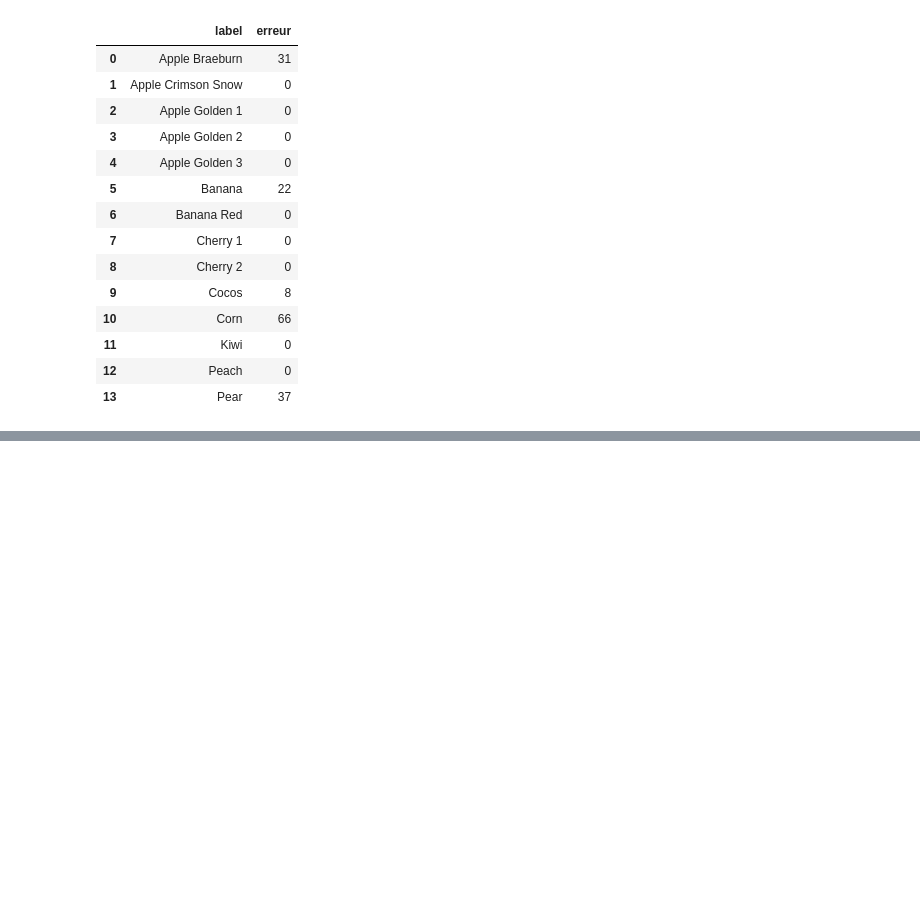
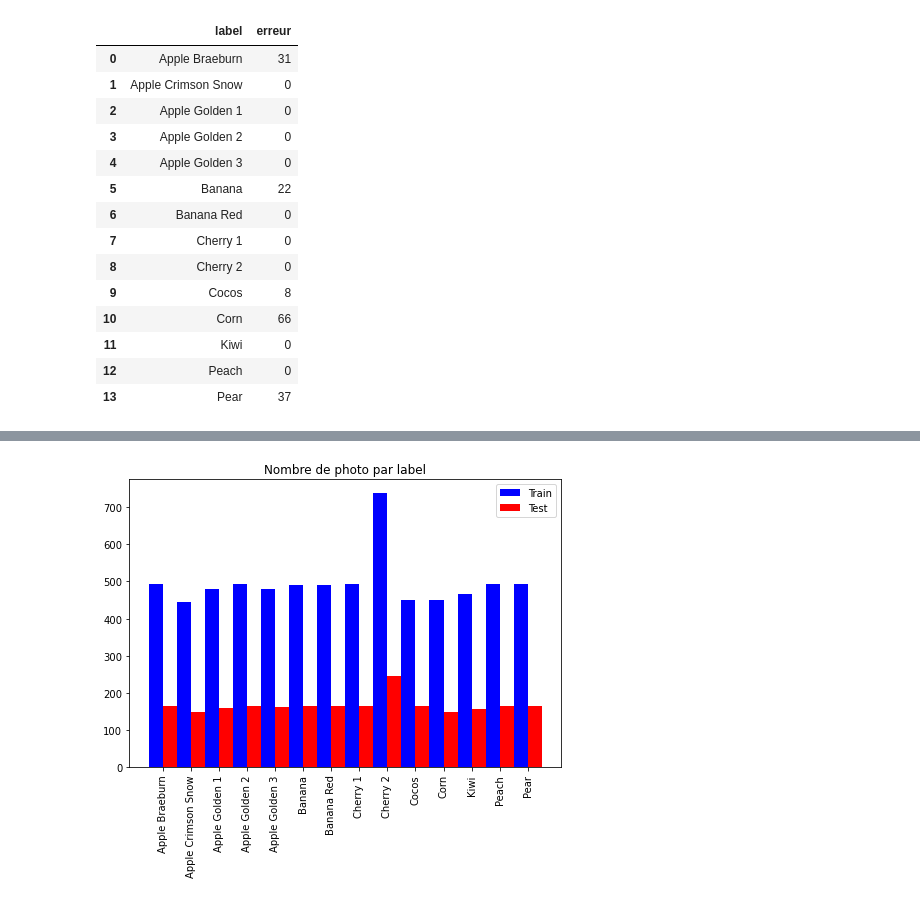
Before and after one commit to ZIRTR0X/AI-Fruit-Classification, a Jupyter notebook: banana.ipynb, the cells around one changed output, grey strips where cells are left out. Saved outputs shown, nothing was run; the diff lists cells and outputs as text; code cells hidden in the pictures; blank space fills up the shorter version.

```diff
--- a/banana.ipynb
+++ b/banana.ipynb
@@ -210,0 +248,18 @@ plt.show()
+# %%
+# ---------------------------- Graphique barre Nombre de photo par label-------------------
+import numpy as np
+import matplotlib.pyplot as plt
+data = [[AppleBraeburnTrain, AppleCrimsonSnowTrain, AppleGolden1Train, AppleGolden2Train, AppleGolden3Train, BananaTrain, BananaRedTrain, Cherry1Train, Cherry2Train, CocosTrain, CornTrain, KiwiTrain, PeachTrain, PearTrain],
+[AppleBraeburnTest, AppleCrimsonSnowTest, AppleGolden1Test, AppleGolden2Test, AppleGolden3Test, BananaTest, BananaRedTest, Cherry1Test, Cherry2Test, CocosTest, CornTest, KiwiTest, PeachTest, PearTest]]
+X = np.arange(len(data[0]))
+fig = plt.figure()
+ax = fig.add_axes([0,0,1,1])
+plt.bar(X, data[0], color='b', width=0.5)
+plt.bar(X + 0.5, data[1], color='r', width=0.5)
+xticks = plt.xticks(X + 0.25, ('Apple Braeburn', 'Apple Crimson Snow', 'Apple Golden 1', 'Apple Golden 2', 'Apple Golden 3', 'Banana', 'Banana Red', 'Cherry 1', 'Cherry 2', 'Cocos', 'Corn', 'Kiwi', 'Peach', 'Pear'), rotation='vertical')
+plt.legend(['Train', 'Test'])
+title1 = plt.title('Nombre de photo par label')
+alpha = 0.5
+plt.show()
+# %% [output]
+[figure, added]
```
Also changed, not shown: parts of 5 cells of this notebook, 9 other files.
